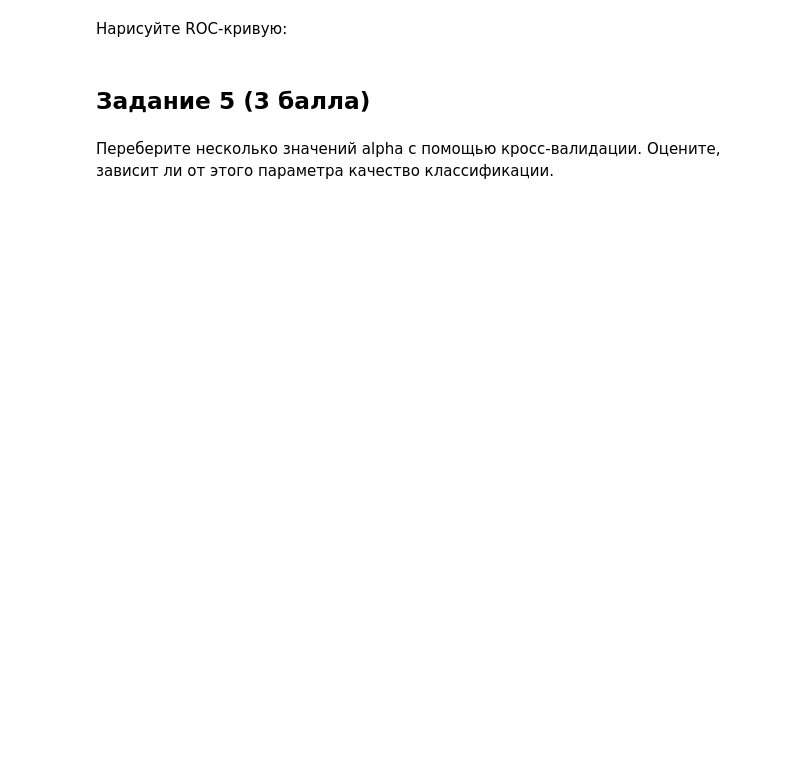
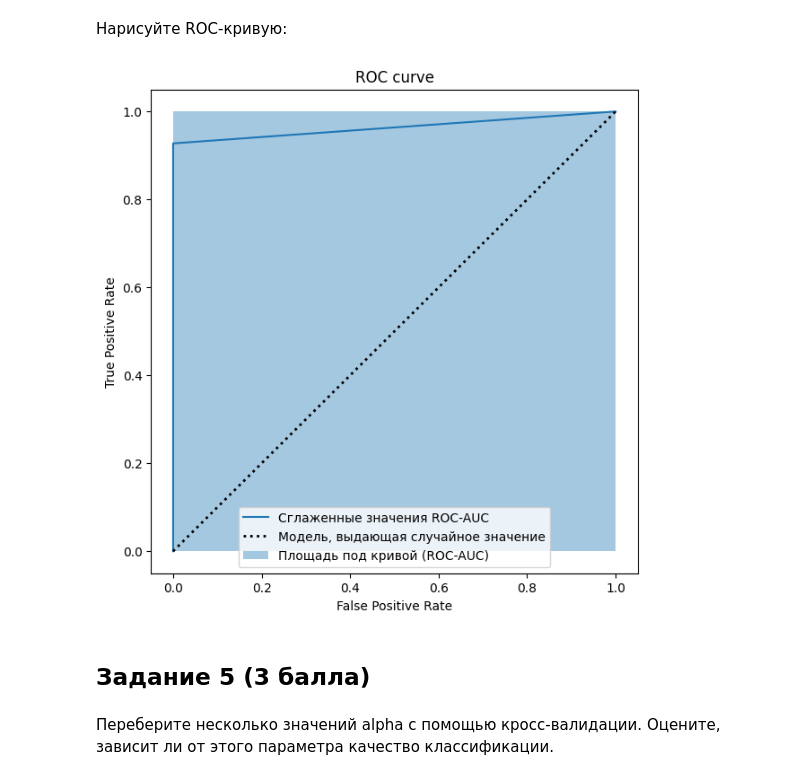
Before and after one commit to Lepnik/data_science_lnv, a Jupyter notebook: MATH+ML/MATH+ML_7/SGA_unit6_NBC.ipynb, the cells around one changed output. Saved outputs shown, nothing was run; the diff lists cells and outputs as text; code cells hidden in the pictures; blank space fills up the shorter version.

```diff
--- a/MATH+ML/MATH+ML_7/SGA_unit6_NBC.ipynb
+++ b/MATH+ML/MATH+ML_7/SGA_unit6_NBC.ipynb
@@ -104,6 +122,28 @@ print(round(metrics.accuracy_score(y_test, cnb.predict(X_test)), 2))
 Нарисуйте ROC-кривую:
 # %%
 #ваш код здесь
+false_positive_rates, true_positive_rates, threshold = metrics.roc_curve(y_test, cnb.predict(X_test))
+# создаём график
+plt.figure(figsize=(7, 7))
+
+# рисуем кривую
+plt.plot(false_positive_rates, true_positive_rates,
+         label='Сглаженные значения ROC-AUC')
+
+# кривая, соответствующая случайному угадыванию
+plt.plot([0, 1], [0, 1], color='k', lw=2, linestyle=':',
+         label='Модель, выдающая случайное значение')
+
+plt.title('ROC curve')
+plt.xlabel('False Positive Rate')
+plt.ylabel('True Positive Rate')
+
+plt.fill_between(false_positive_rates, true_positive_rates, step="pre",
+                 alpha=0.4, label='Площадь под кривой (ROC-AUC)')
+plt.legend()
+plt.show()
+# %% [output]
+[figure, added]
 # %% [markdown]
 ## Задание 5 (3 балла)
 # %% [markdown]
```
Also changed, not shown: parts of 5 cells of this notebook, 1 other file.
